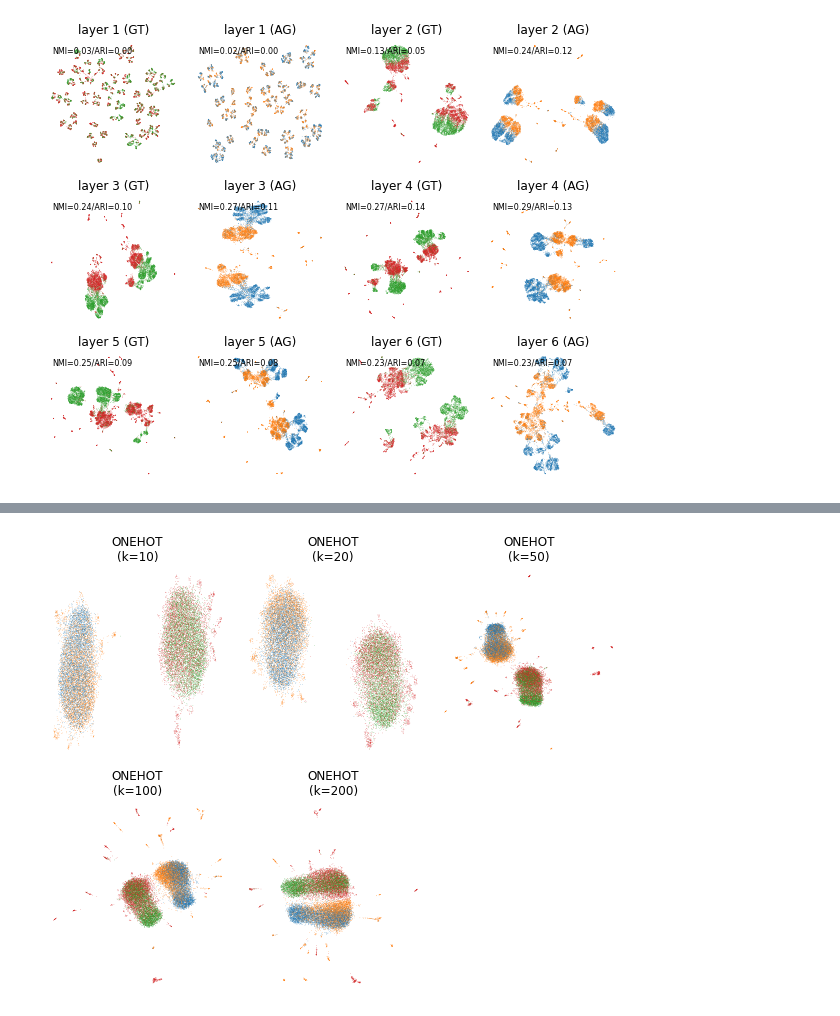
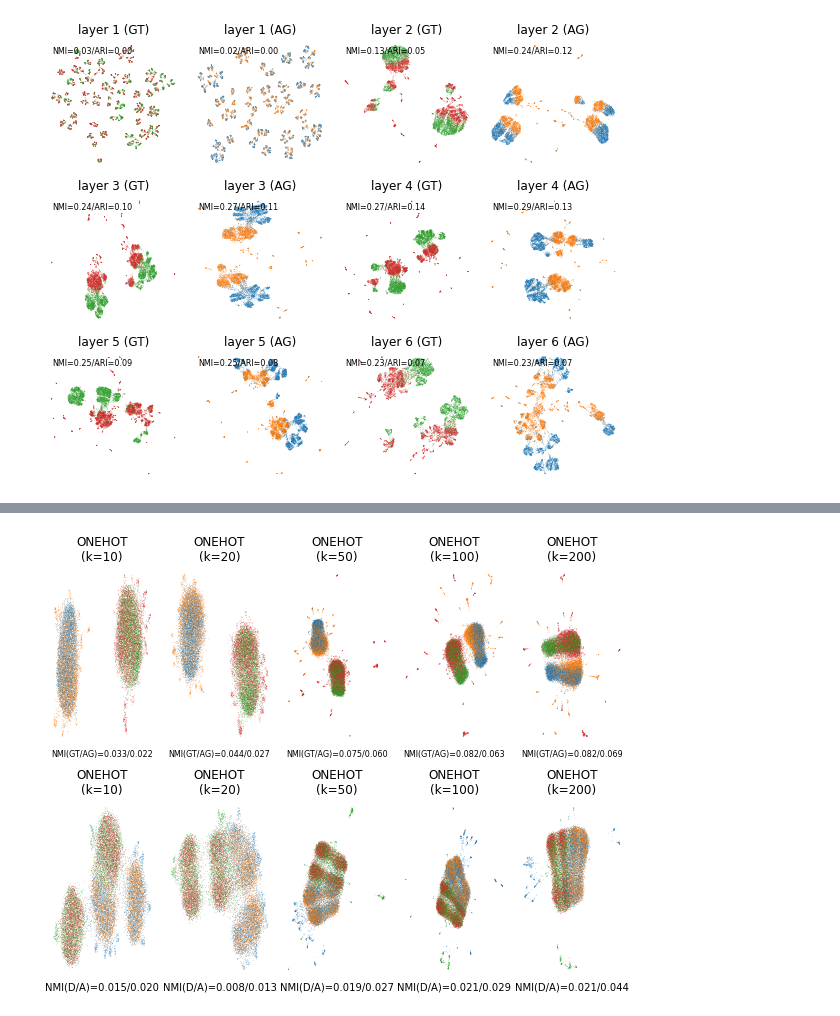
Before and after one commit to chenkenbio/SpliceBERT, a Jupyter notebook: examples/02-embedding/embedding_analysis.ipynb, the cells around one changed output, grey strips where cells are left out. Drawn from its saved outputs; the diff is of its cells as text; code cells hidden in the pictures.

```diff
--- a/examples/02-embedding/embedding_analysis.ipynb
+++ b/examples/02-embedding/embedding_analysis.ipynb
@@ -61,7 +52,7 @@ def cal_metric_by_group(labels, preds, metric_fun, by_group: bool=True):
         score1 = metric_fun(labels[k1], preds[k1])
         k2 = np.isin(labels, ['AG(acceptor)', "AG(non-acceptor)", 'acceptor(SSE < 0.2)', 'acceptor(SSE > 0.8)'])
         score2 = metric_fun(labels[k2], preds[k2])
-        return (score1 + score2) / 2
+        return (score1 + score2) / 2, score1, score2
     else:
         return metric_fun(labels, preds)
 # %%
@@ -238,20 +253,40 @@ plt.show()
 # %%
-fig, axs = plt.subplots(nrows=2, ncols=3, figsize=get_figure_size(1, 0.8))
-for i, k in enumerate([10, 20, 50, 100, 200, None]):
-    ax = axs[i//3, i%3]
+fig, axs = plt.subplots(nrows=2, ncols=5, figsize=get_figure_size(1, 0.8))
+for i, k in enumerate([10, 20, 50, 100, 200]):
+    ax = axs[0, i]
     if k is not None:
         sc.pl.umap(onehot_ss[k], color=["label"], ax=ax, title=f"ONEHOT\n(k={k})", show=False, legend_loc=None, s=size)
+        nmi_score, nmi_donor, nmi_acceptor = cal_metric_by_group(onehot_ss[k].obs["label"], onehot_ss[k].obs["leiden"], metric_fun)
+        (f"ONEHOT(k={k})\tNMI(D/A)={nmi_donor:.4f}/{nmi_acceptor:.4f}")
+        ax.set_xlabel("NMI(GT/AG)={:.3f}/{:.3f}".format(nmi_donor, nmi_acceptor), fontsize=8)
+
     else:
         ax.set_xticks([])
         ax.set_xticklabels([])
         ax.set_yticks([])
         ax.set_yticklabels([])
+        ax.set_xlabel("")
+    set_spines(ax=ax, bottom=False, left=False)
+    ax.set_ylabel("")
 
+    ax = axs[1, i]
+    if k is not None:
+        sc.pl.umap(onehot_sse[k], color=["label"], ax=ax, title=f"ONEHOT\n(k={k})", show=False, legend_loc=None, s=size)
+        nmi_score, nmi_donor, nmi_acceptor = cal_metric_by_group(onehot_sse[k].obs["label"], onehot_sse[k].obs["leiden"], metric_fun)
+        # (f"ONEHOT(k={k})\tNMI(D/A)={nmi_donor:.4f}/{nmi_acceptor:.4f}")
+        ax.set_xlabel("NMI(D/A)={:.3f}/{:.3f}".format(nmi_donor, nmi_acceptor))
+
+    else:
+        ax.set_xticks([])
+        ax.set_xticklabels([])
+        ax.set_yticks([])
+        ax.set_yticklabels([])
+        ax.set_xlabel("")
     set_spines(ax=ax, bottom=False, left=False)
-    ax.set_xlabel("")
     ax.set_ylabel("")
+
 plt.tight_layout()
 plt.savefig("Figure_S_onehot.jpg", dpi=600, bbox_inches="tight")
 plt.show()
 # %% [output]
-[figure, old version]
+[figure, new version]
```
Also changed, not shown: parts of 5 cells of this notebook, 4 other files.
